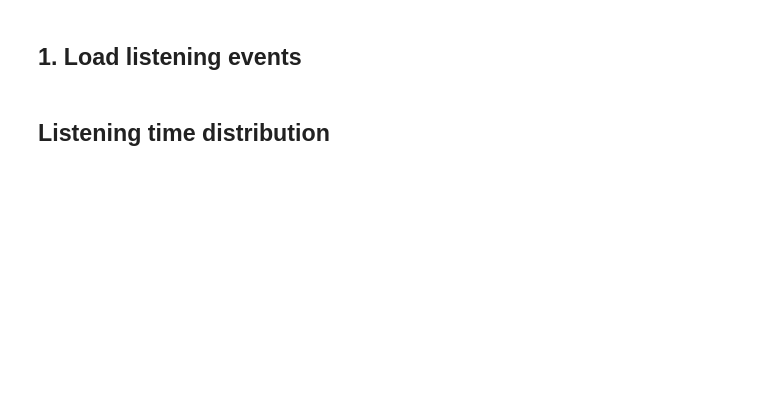
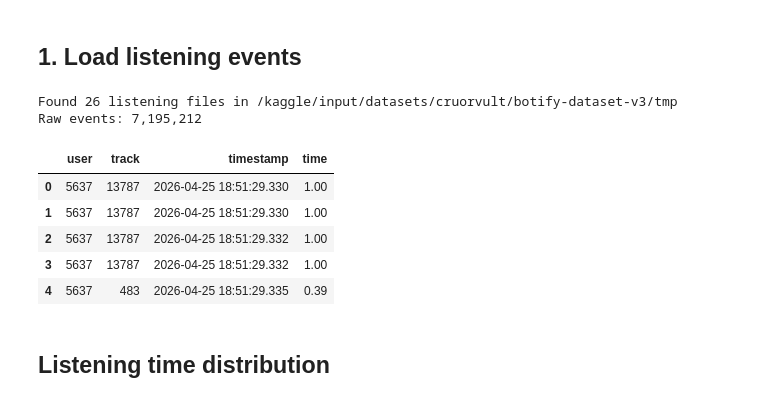
Before and after one commit to AlexLyash/recsys-course-spring-2026, a Jupyter notebook: jupyter/hw2-final.ipynb, the cells around one changed output. Cells and saved outputs as stored; diff of their text form; code cells hidden in the pictures; blank space fills up the shorter version.

```diff
--- a/jupyter/hw2-final.ipynb
+++ b/jupyter/hw2-final.ipynb
@@ -39,20 +60,29 @@ seed_everything(SEED_VALUE, workers=True)
 ## 1. Load listening events
 # %%
 from pathlib import Path
-PROJECT_ROOT = Path('/kaggle/input/datasets/cruorvult/botify-dataset')
+PROJECT_ROOT = Path('/kaggle/input/datasets/cruorvult/botify-dataset-v3')
 RAW_DATA_DIR = PROJECT_ROOT / 'tmp'
 
 listening_paths = sorted(glob.glob(str(RAW_DATA_DIR / 'data.json*')))
 print(f'Found {len(listening_paths)} listening files in {RAW_DATA_DIR}')
 
 listen_log = pd.concat(
     [pd.read_json(path, lines=True)[['user', 'track', 'timestamp', 'time']] for path in listening_paths],
     ignore_index=True,
 )
 
 listen_log = listen_log.sort_values(['timestamp', 'user', 'track']).reset_index(drop=True)
 print(f'Raw events: {listen_log.shape[0]:,}')
 listen_log.head()
+# %% [output]
+Found 26 listening files in /kaggle/input/datasets/cruorvult/botify-dataset-v3/tmp
+Raw events: 7,195,212
+|  | user | track | timestamp | time |
+| 0 | 5637 | 13787 | 2026-04-25 18:51:29.330 | 1.00 |
+| 1 | 5637 | 13787 | 2026-04-25 18:51:29.330 | 1.00 |
+| 2 | 5637 | 13787 | 2026-04-25 18:51:29.332 | 1.00 |
+| 3 | 5637 | 13787 | 2026-04-25 18:51:29.332 | 1.00 |
+| 4 | 5637 | 483 | 2026-04-25 18:51:29.335 | 0.39 |
 # %% [markdown]
 ## Listening time distribution
 # %%
```
Also changed, not shown: parts of 46 cells of this notebook, 2 other files.
